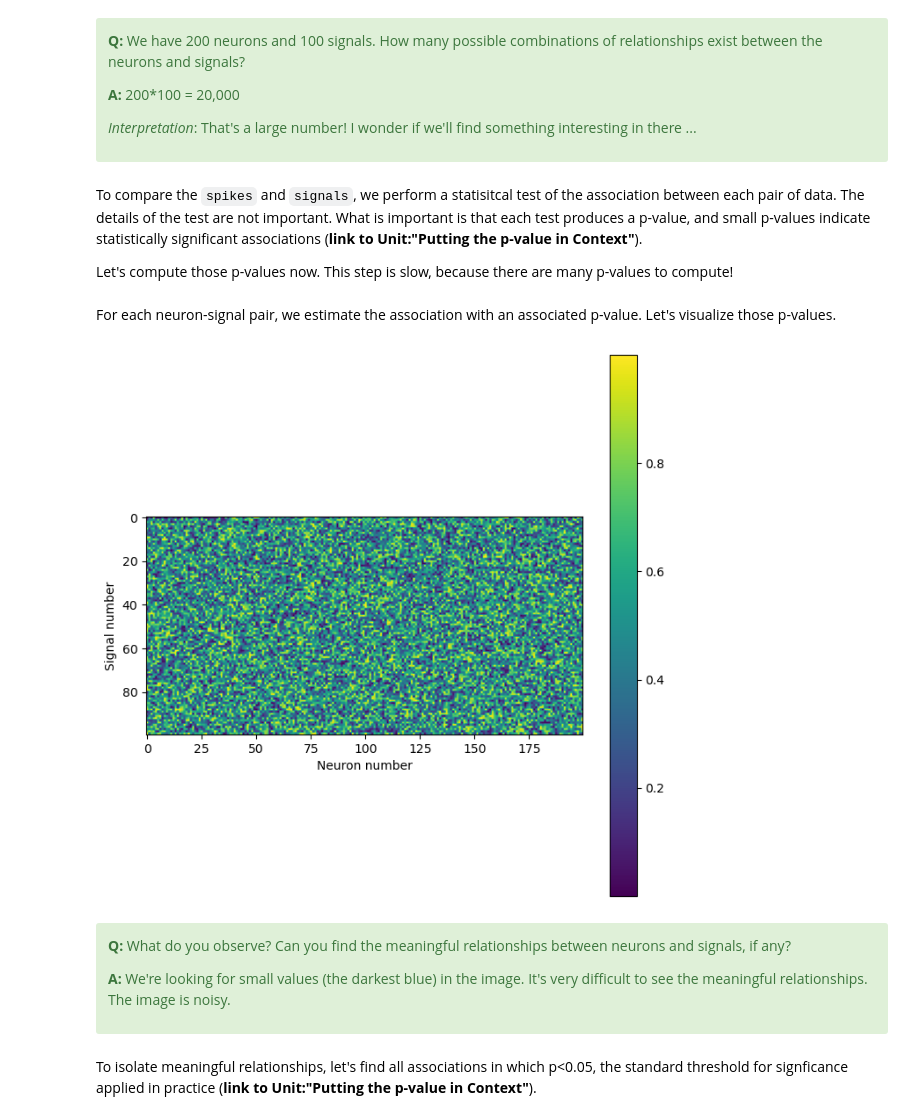
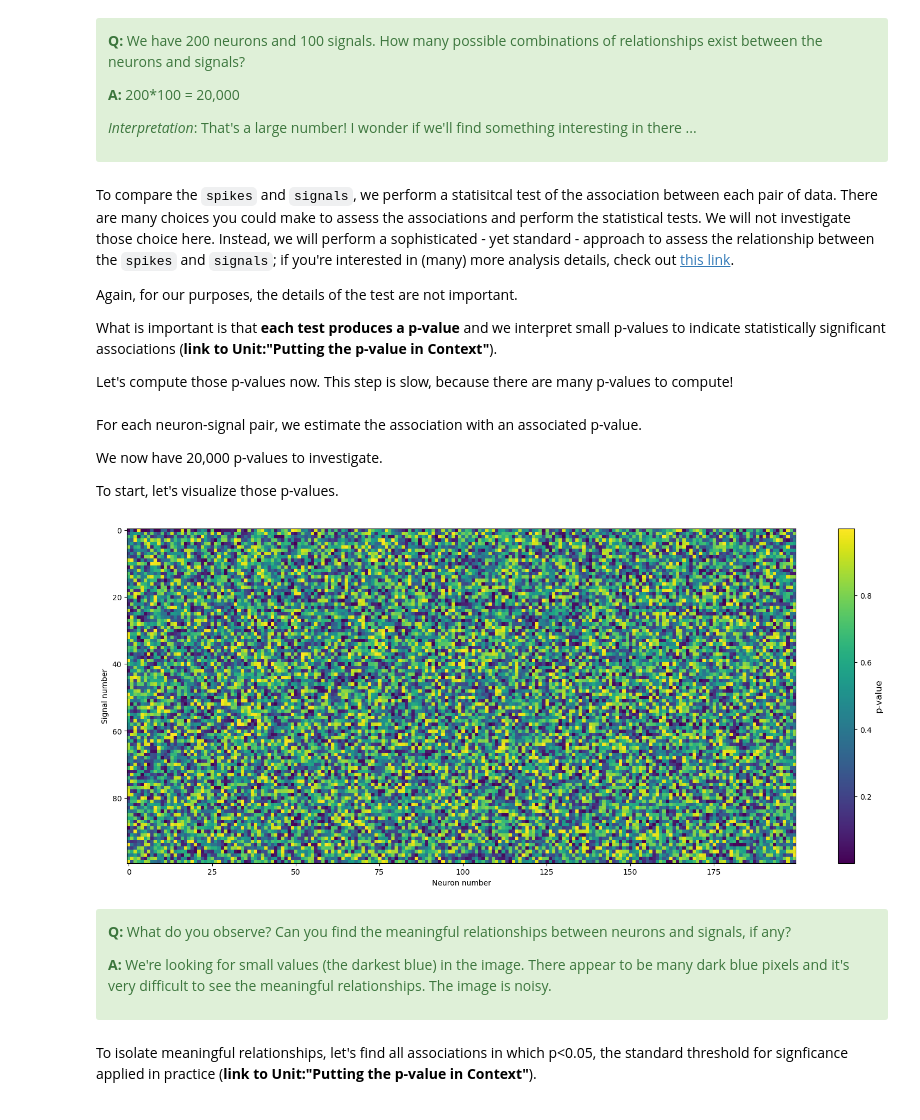
Before and after one commit to Mark-Kramer/METER-Units, a Jupyter notebook: METER_Exploratory.ipynb, the cells around one changed output. Drawn from its saved outputs; the diff is of its cells as text; code cells hidden in the pictures.

```diff
--- a/METER_Exploratory.ipynb
+++ b/METER_Exploratory.ipynb
@@ -180,25 +180,34 @@ Let's now investigate the pairwise associations between the spiking of 200 neuro
 
 </div>
 # %% [markdown]
-To compare the `spikes` and `signals`, we perform a statisitcal test of the association between each pair of data. The details of the test are not important. What is important is that each test produces a p-value, and small p-values indicate statistically significant associations (**link to Unit:"Putting the p-value in Context"**).
+To compare the `spikes` and `signals`, we perform a statisitcal test of the association between each pair of data. There are many choices you could make to assess the associations and perform the statistical tests. We will not investigate those choice here. Instead, we will perform a sophisticated - yet standard - approach to assess the relationship between the `spikes` and `signals`; if you're interested in (many) more analysis details, check out [this link](https://mark-kramer.github.io/Case-Studies-Python/09.html).
+
+
+Again, for our purposes, the details of the test are not important.
+
+What is important is that **each test produces a p-value** and we interpret small p-values to indicate statistically significant associations (**link to Unit:"Putting the p-value in Context"**).
 
 Let's compute those p-values now. This step is slow, because there are many p-values to compute!
 # %%
 p = compute_p_values(spikes, signals)
 # %% [markdown]
-For each neuron-signal pair, we estimate the association with an associated p-value. Let's visualize those p-values.
+For each neuron-signal pair, we estimate the association with an associated p-value.
+
+We now have 20,000 p-values to investigate.
+
+To start, let's visualize those p-values.
 # %%
-plt.figure(figsize=(8, 8))
-plt.imshow(p); plt.colorbar();
+plt.figure(figsize=(20, 8))
+plt.imshow(p); cbar = plt.colorbar(); cbar.set_label('p-value', fontsize=12)
 plt.xlabel('Neuron number'); plt.ylabel('Signal number');
 # %% [output]
-[figure, old version]
+[figure, new version]
 # %% [markdown]
 <div class="alert alert-block alert-success">
 
 **Q:** What do you observe? Can you find the meaningful relationships between neurons and signals, if any?
 
-**A:** We're looking for small values (the darkest blue) in the image. It's very difficult to see the meaningful relationships. The image is noisy.
+**A:** We're looking for small values (the darkest blue) in the image. There appear to be many dark blue pixels and it's very difficult to see the meaningful relationships. The image is noisy.
 
 </div>
 # %% [markdown]
```
Also changed, not shown: parts of 44 cells of this notebook.
